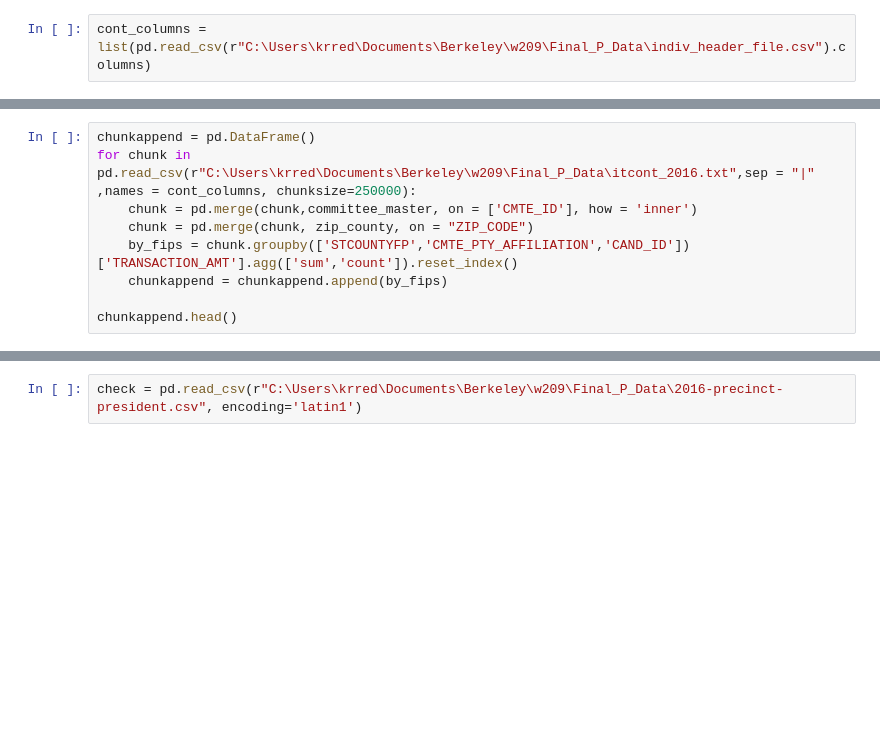
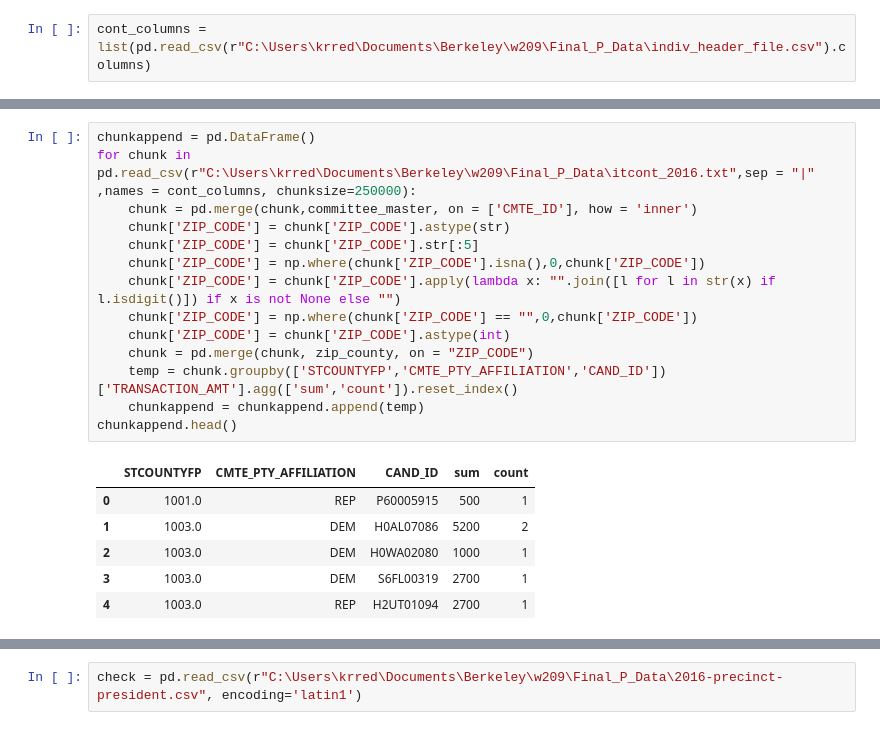
Before and after one commit to kredfield/W209_Final_Project, a Jupyter notebook: Final_Project_DataGen.ipynb, the cells around one changed output, grey strips where cells are left out. Saved outputs shown, nothing was run; the diff lists cells and outputs as text; blank space fills up the shorter version.

```diff
--- a/Final_Project_DataGen.ipynb
+++ b/Final_Project_DataGen.ipynb
@@ -29,9 +63,21 @@ zip_county.head()
 # %%
 chunkappend = pd.DataFrame()
 for chunk in pd.read_csv(r"C:\Users\krred\Documents\Berkeley\w209\Final_P_Data\itcont_2016.txt",sep = "|" ,names = cont_columns, chunksize=250000):
     chunk = pd.merge(chunk,committee_master, on = ['CMTE_ID'], how = 'inner')
+    chunk['ZIP_CODE'] = chunk['ZIP_CODE'].astype(str)
+    chunk['ZIP_CODE'] = chunk['ZIP_CODE'].str[:5]
+    chunk['ZIP_CODE'] = np.where(chunk['ZIP_CODE'].isna(),0,chunk['ZIP_CODE'])
+    chunk['ZIP_CODE'] = chunk['ZIP_CODE'].apply(lambda x: "".join([l for l in str(x) if l.isdigit()]) if x is not None else "")
+    chunk['ZIP_CODE'] = np.where(chunk['ZIP_CODE'] == "",0,chunk['ZIP_CODE'])
+    chunk['ZIP_CODE'] = chunk['ZIP_CODE'].astype(int)
     chunk = pd.merge(chunk, zip_county, on = "ZIP_CODE")
-    by_fips = chunk.groupby(['STCOUNTYFP','CMTE_PTY_AFFILIATION','CAND_ID'])['TRANSACTION_AMT'].agg(['sum','count']).reset_index()
-    chunkappend = chunkappend.append(by_fips)
-
+    temp = chunk.groupby(['STCOUNTYFP','CMTE_PTY_AFFILIATION','CAND_ID'])['TRANSACTION_AMT'].agg(['sum','count']).reset_index()
+    chunkappend = chunkappend.append(temp)
 chunkappend.head()
+# %% [output]
+|  | STCOUNTYFP | CMTE_PTY_AFFILIATION | CAND_ID | sum | count |
+| 0 | 1001.0 | REP | P60005915 | 500 | 1 |
+| 1 | 1003.0 | DEM | H0AL07086 | 5200 | 2 |
+| 2 | 1003.0 | DEM | H0WA02080 | 1000 | 1 |
+| 3 | 1003.0 | DEM | S6FL00319 | 2700 | 1 |
+| 4 | 1003.0 | REP | H2UT01094 | 2700 | 1 |
```
Also changed, not shown: parts of 18 cells of this notebook, 1 other file.
